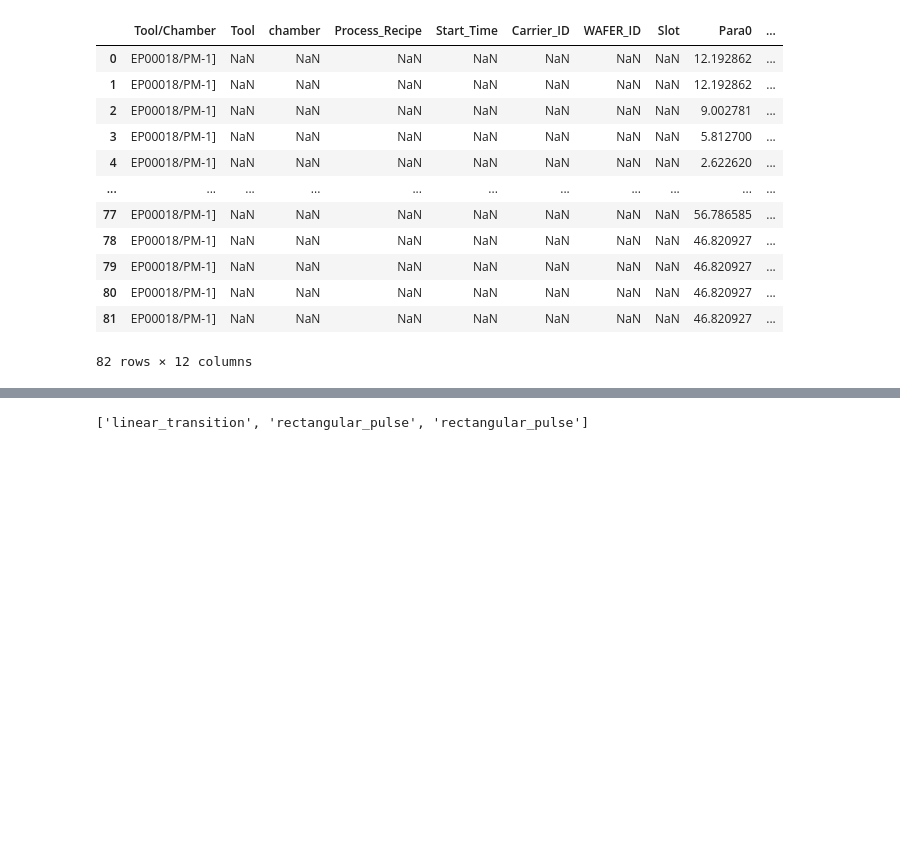
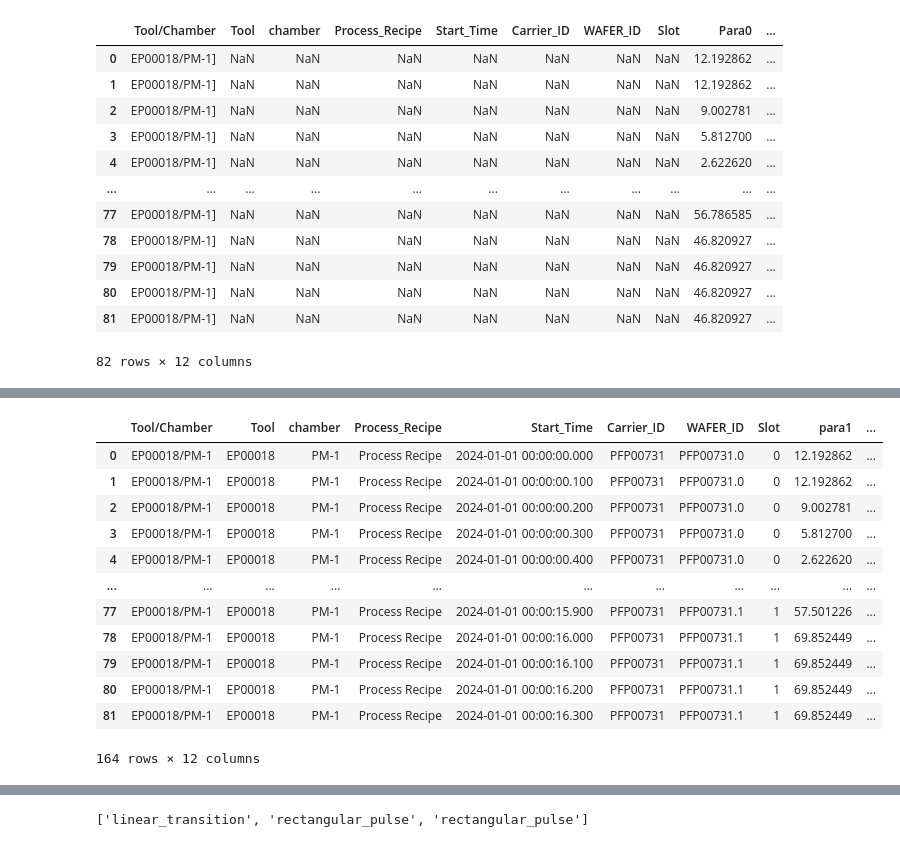
Before and after one commit to kEEPpp/TraceGenerator, a Jupyter notebook: notepad.ipynb, the cells around one changed output, grey strips where cells are left out. Saved outputs shown, nothing was run; the diff lists cells and outputs as text; code cells hidden in the pictures; blank space fills up the shorter version.

```diff
--- a/notepad.ipynb
+++ b/notepad.ipynb
@@ -119,0 +106,16 @@ df = gen.generate_random_trace()
+# %%
+df
+# %% [output]
+|  | Tool/Chamber | Tool | chamber | Process_Recipe | Start_Time | Carrier_ID | WAFER_ID | Slot | para1 | ... |
+| 0 | EP00018/PM-1 | EP00018 | PM-1 | Process Recipe | 2024-01-01 00:00:00.000 | PFP00731 | PFP00731.0 | 0 | 12.192862 | ... |
+| 1 | EP00018/PM-1 | EP00018 | PM-1 | Process Recipe | 2024-01-01 00:00:00.100 | PFP00731 | PFP00731.0 | 0 | 12.192862 | ... |
+| 2 | EP00018/PM-1 | EP00018 | PM-1 | Process Recipe | 2024-01-01 00:00:00.200 | PFP00731 | PFP00731.0 | 0 | 9.002781 | ... |
+| 3 | EP00018/PM-1 | EP00018 | PM-1 | Process Recipe | 2024-01-01 00:00:00.300 | PFP00731 | PFP00731.0 | 0 | 5.812700 | ... |
+| 4 | EP00018/PM-1 | EP00018 | PM-1 | Process Recipe | 2024-01-01 00:00:00.400 | PFP00731 | PFP00731.0 | 0 | 2.622620 | ... |
+| ... | ... | ... | ... | ... | ... | ... | ... | ... | ... | ... |
+| 77 | EP00018/PM-1 | EP00018 | PM-1 | Process Recipe | 2024-01-01 00:00:15.900 | PFP00731 | PFP00731.1 | 1 | 57.501226 | ... |
+| 78 | EP00018/PM-1 | EP00018 | PM-1 | Process Recipe | 2024-01-01 00:00:16.000 | PFP00731 | PFP00731.1 | 1 | 69.852449 | ... |
+| 79 | EP00018/PM-1 | EP00018 | PM-1 | Process Recipe | 2024-01-01 00:00:16.100 | PFP00731 | PFP00731.1 | 1 | 69.852449 | ... |
+| 80 | EP00018/PM-1 | EP00018 | PM-1 | Process Recipe | 2024-01-01 00:00:16.200 | PFP00731 | PFP00731.1 | 1 | 69.852449 | ... |
+| 81 | EP00018/PM-1 | EP00018 | PM-1 | Process Recipe | 2024-01-01 00:00:16.300 | PFP00731 | PFP00731.1 | 1 | 69.852449 | ... |
+164 rows × 12 columns
```
Also changed, not shown: parts of 7 cells of this notebook, 1 other file.
